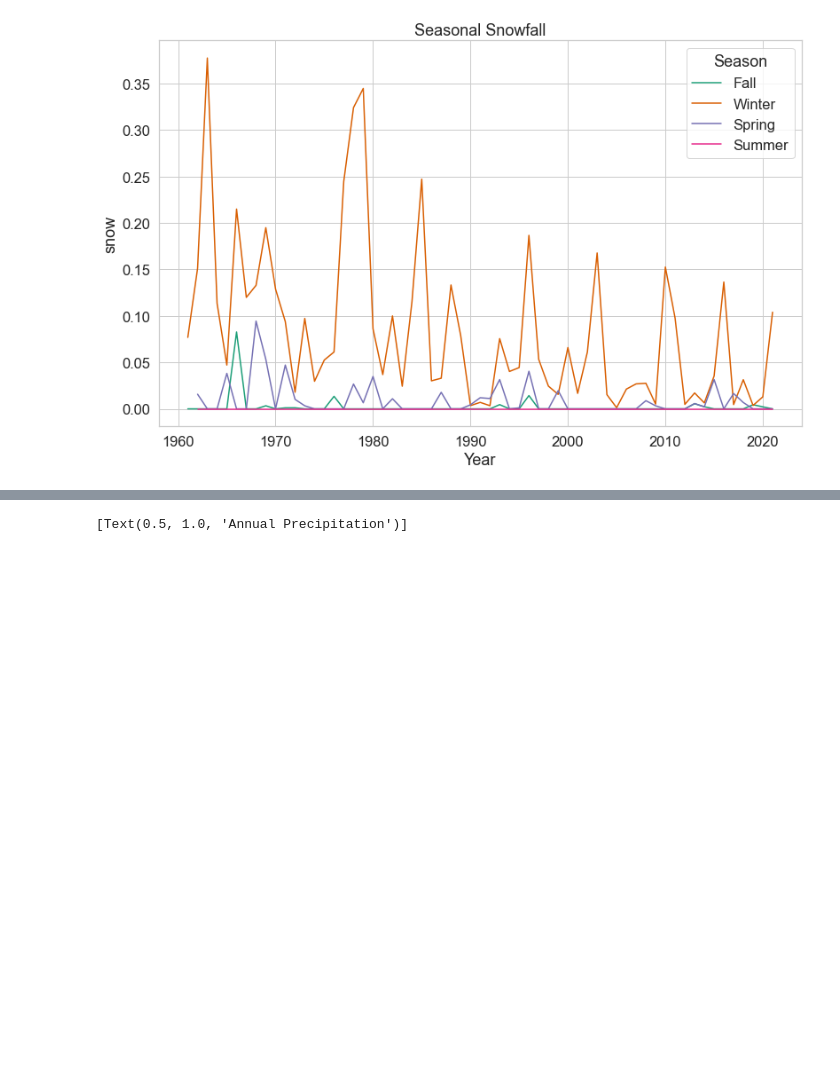
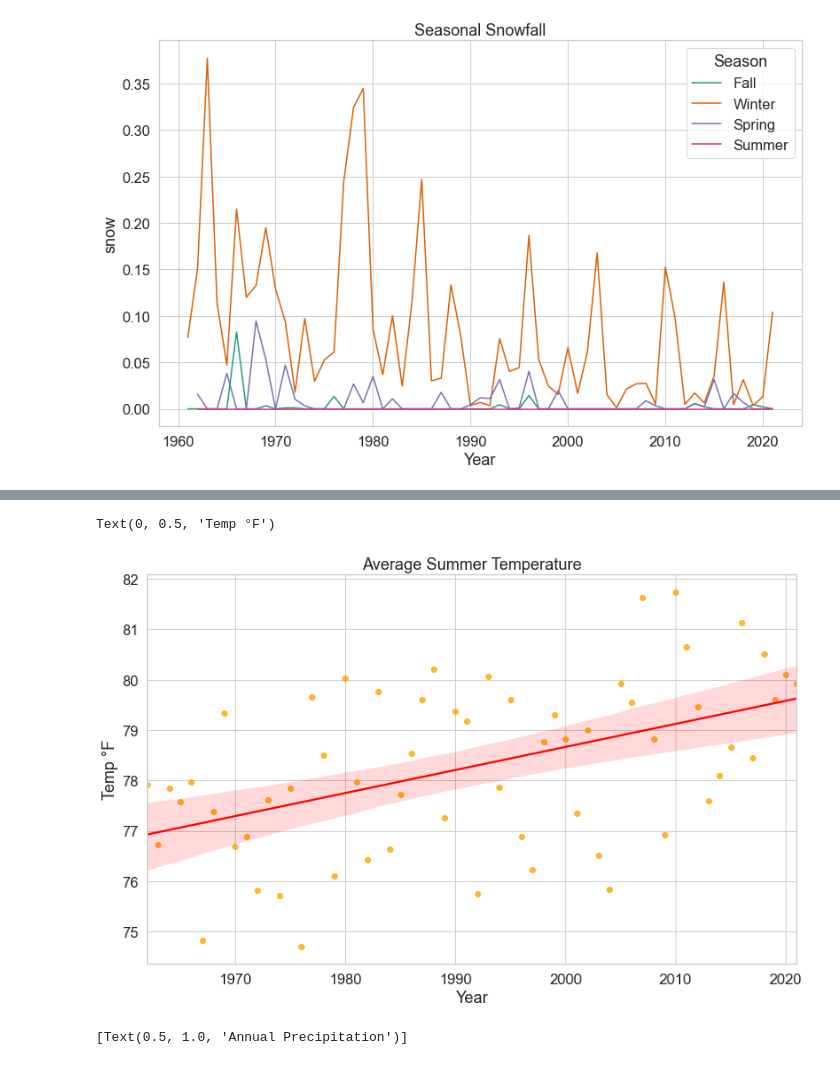
Before and after one commit to robertlanier/capstone, a Jupyter notebook: notebooks/tamu_srcc_eda.ipynb, the cells around one changed output, grey strips where cells are left out. Saved outputs shown, nothing was run; the diff lists cells and outputs as text; code cells hidden in the pictures; blank space fills up the shorter version.

```diff
--- a/notebooks/tamu_srcc_eda.ipynb
+++ b/notebooks/tamu_srcc_eda.ipynb
@@ -322,3 +308,17 @@ Text(0, 0.5, 'Temp °F')
+# %%
+# Summer Average Temp
+sns.regplot(
+    x = 'Year',
+    y = 'avgt',
+    data = annual_summer_df,
+    scatter_kws={'color': 'orange'},
+    line_kws={'color': 'red'}
+)
+plt.title('Average Summer Temperature')
+plt.ylabel('Temp °F')
+# %% [output]
+Text(0, 0.5, 'Temp °F')
+[figure, added]
 # %%
 sns.lineplot(
     data = df,
```
Also changed, not shown: parts of 35 cells of this notebook.
